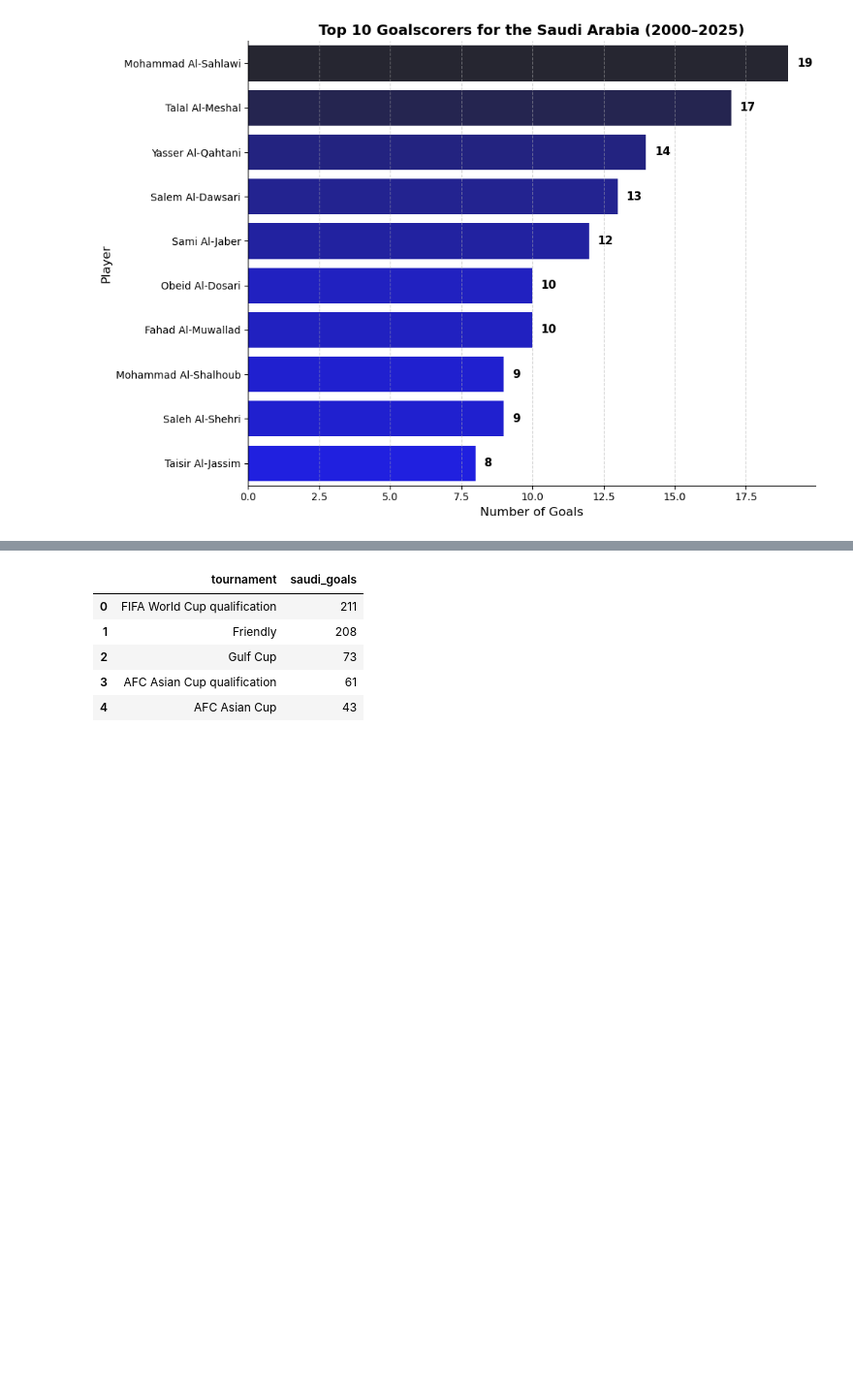
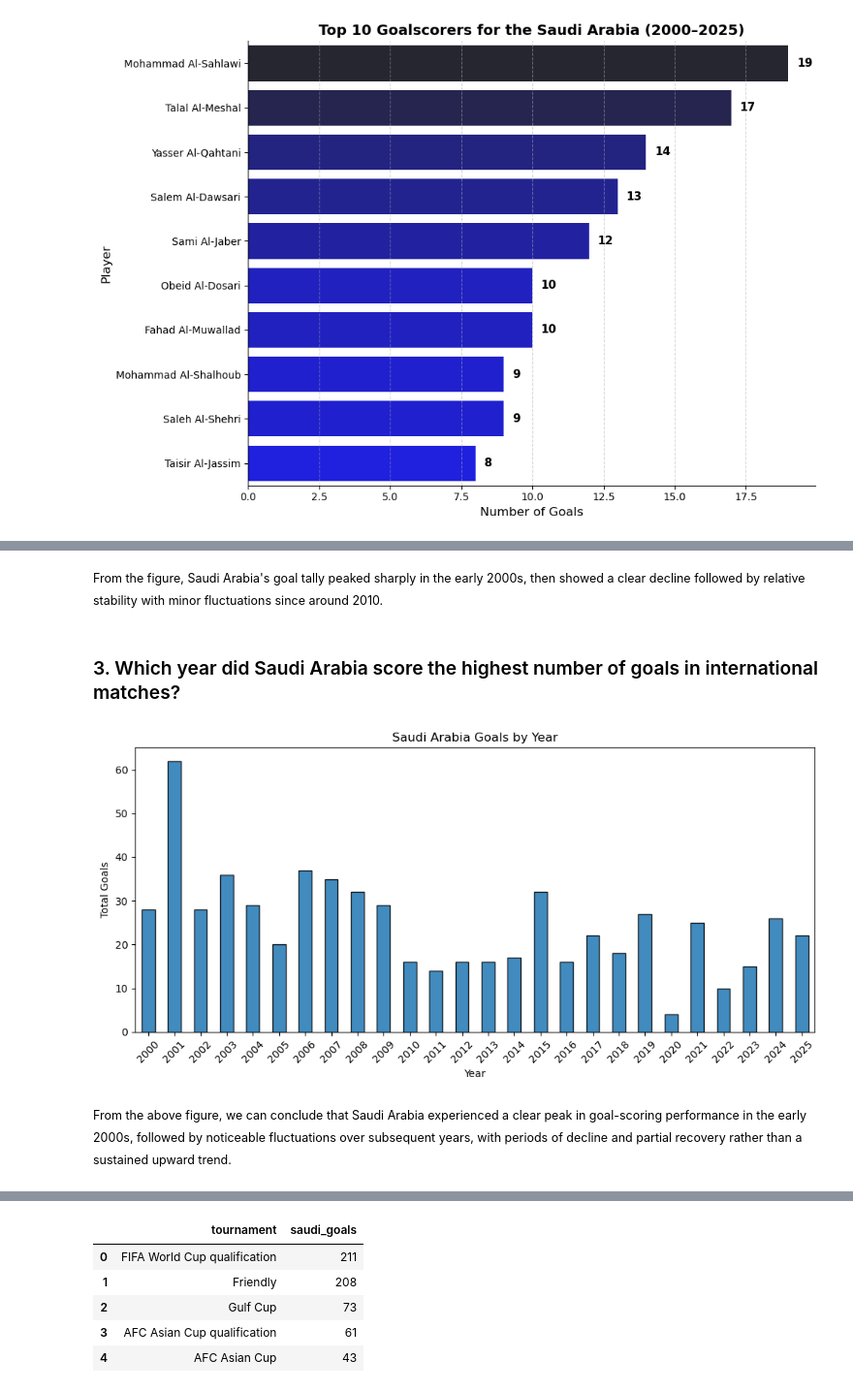
Before and after one commit to sagamohamedsaedaden-dotcom/df_food, a Jupyter notebook: football.ipynb, the cells around one changed output, grey strips where cells are left out. Shown at 97% size. Drawn from its saved outputs; the diff is of its cells as text; code cells hidden in the pictures; blank space fills up the shorter version.

```diff
--- a/football.ipynb
+++ b/football.ipynb
@@ -176 +226,34 @@ plt.show()
+# %% [markdown]
+<small>From the figure,
+Saudi Arabia's goal tally peaked sharply in the early 2000s, then showed a clear decline followed by relative stability with minor fluctuations since around 2010.
+</small>
+# %% [markdown]
+### 3. Which year did Saudi Arabia score the highest number of goals in international matches?
+# %%
+# Group the data by year and sum Saudi Arabia's goals for each year
+yearly_goals=df_recent.groupby('year')['saudi_goals'].sum()
+
+
+# Sort the yearly goals by year to prepare for plotting
+yearly_goals_plot = yearly_goals.sort_index()
+
+#plot
+plt.figure(figsize=(10,5))
+yearly_goals_plot.plot(
+    kind='bar',
+    color="#1f77b4",
+    edgecolor="black",
+    alpha=0.85
+)
+plt.title("Saudi Arabia Goals by Year")
+plt.xlabel("Year")
+plt.ylabel("Total Goals")
+plt.xticks(rotation=45)
+plt.tight_layout()
+plt.show()
+# %% [output]
+[figure, added]
+# %% [markdown]
+<small>From the above figure, we can conclude that Saudi Arabia experienced a clear peak in goal-scoring performance in the early 2000s, followed by noticeable fluctuations over subsequent years, with periods of decline and partial recovery rather than a sustained upward trend.
+</small>
 # %% [markdown]
```
Also changed, not shown: parts of 23 cells of this notebook, 5 other files.
